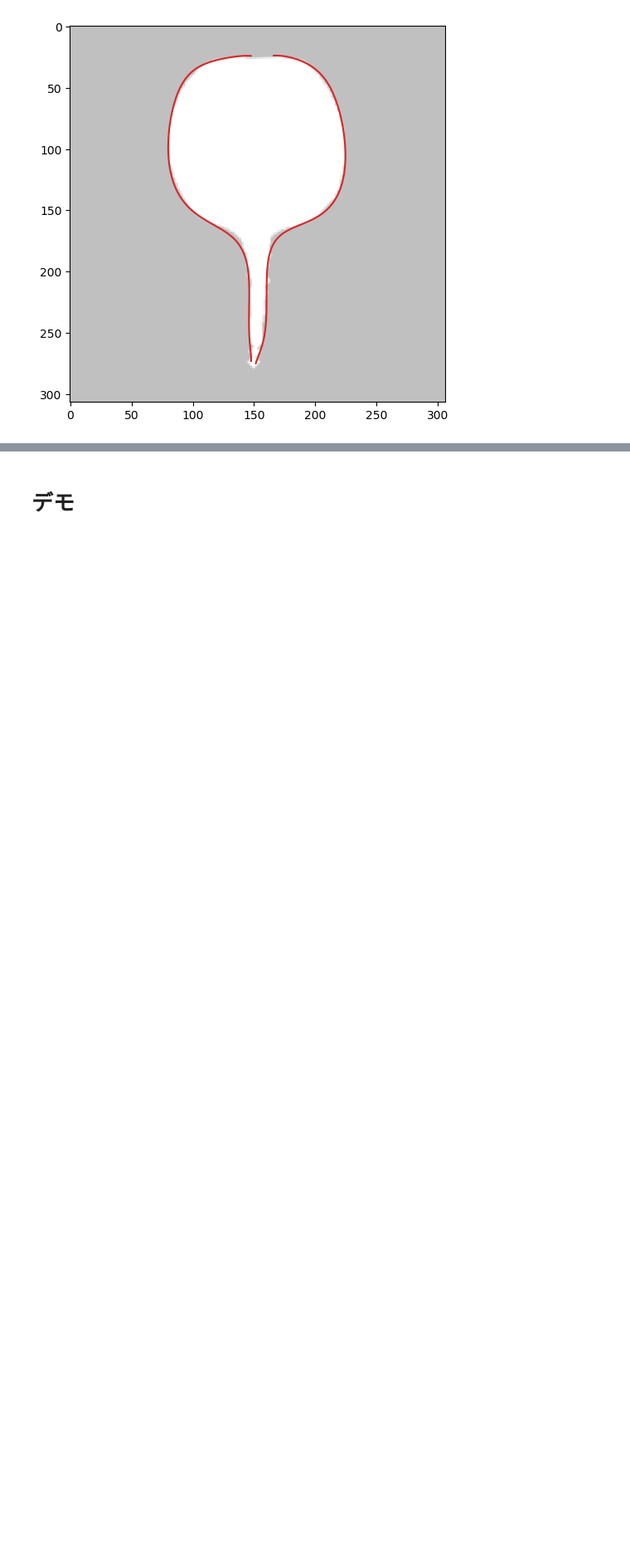
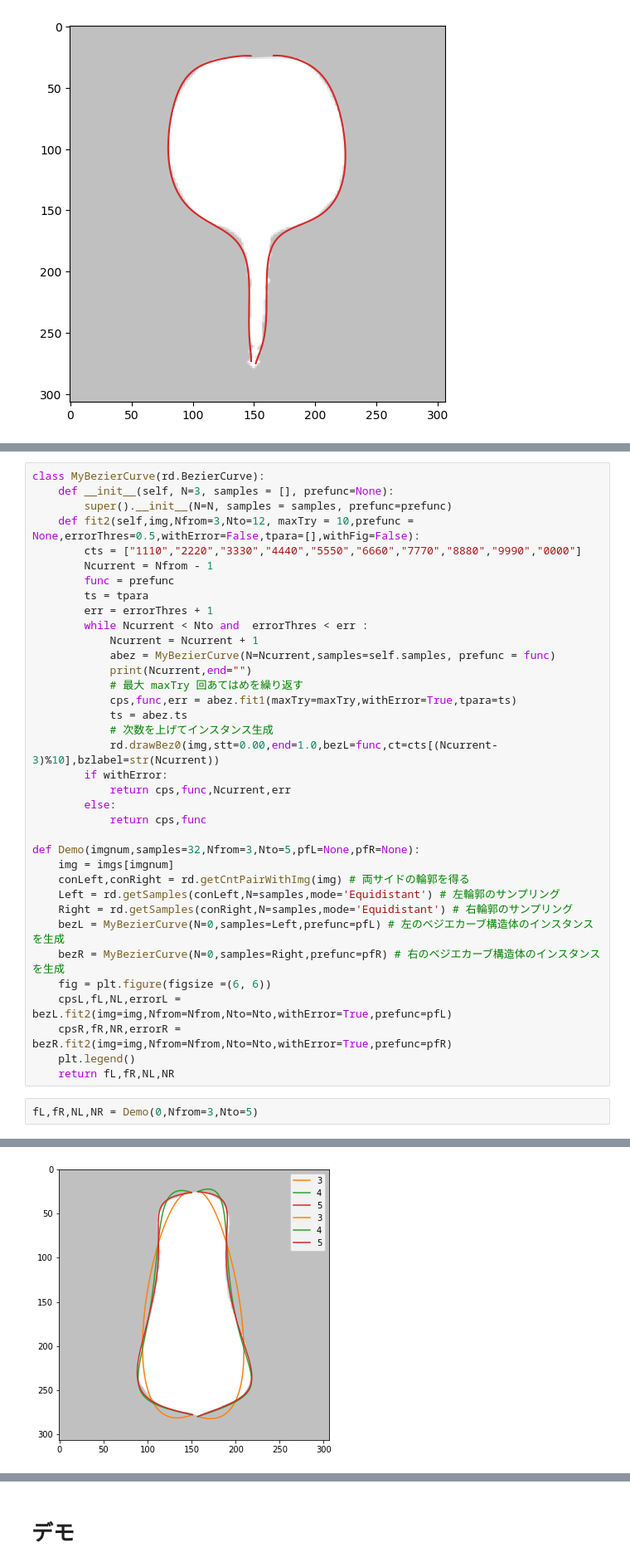
Before and after one commit to iciromaco/RadiShLab, a Jupyter notebook: N006_ベジエ曲線あてはめ.ipynb, the cells around one changed output, grey strips where cells are left out. Shown at 83% size. Saved outputs shown, nothing was run; the diff lists cells and outputs as text; blank space fills up the shorter version.

```diff
--- a/N006_ベジエ曲線あてはめ.ipynb
+++ b/N006_ベジエ曲線あてはめ.ipynb
@@ -444,0 +488,39 @@ openmode  :  False
+# %%
+class MyBezierCurve(rd.BezierCurve):
+    def __init__(self, N=3, samples = [], prefunc=None):
+        super().__init__(N=N, samples = samples, prefunc=prefunc)
+    def fit2(self,img,Nfrom=3,Nto=12, maxTry = 10,prefunc = None,errorThres=0.5,withError=False,tpara=[],withFig=False):
+        cts = ["1110","2220","3330","4440","5550","6660","7770","8880","9990","0000"]
+        Ncurrent = Nfrom - 1
+        func = prefunc
+        ts = tpara
+        err = errorThres + 1
+        while Ncurrent < Nto and  errorThres < err :
+            Ncurrent = Ncurrent + 1
+            abez = MyBezierCurve(N=Ncurrent,samples=self.samples, prefunc = func)
+            print(Ncurrent,end="")
+            # 最大 maxTry 回あてはめを繰り返す
+            cps,func,err = abez.fit1(maxTry=maxTry,withError=True,tpara=ts)
+            ts = abez.ts
+            # 次数を上げてインスタンス生成
+            rd.drawBez0(img,stt=0.00,end=1.0,bezL=func,ct=cts[(Ncurrent-3)%10],bzlabel=str(Ncurrent))
+        if withError:
+            return cps,func,Ncurrent,err
+        else:
+            return cps,func
+
+def Demo(imgnum,samples=32,Nfrom=3,Nto=5,pfL=None,pfR=None):
+    img = imgs[imgnum]
+    conLeft,conRight = rd.getCntPairWithImg(img) # 両サイドの輪郭を得る
+    Left = rd.getSamples(conLeft,N=samples,mode='Equidistant') # 左輪郭のサンプリング
+    Right = rd.getSamples(conRight,N=samples,mode='Equidistant') # 右輪郭のサンプリング
+    bezL = MyBezierCurve(N=0,samples=Left,prefunc=pfL) # 左のベジエカーブ構造体のインスタンスを生成
+    bezR = MyBezierCurve(N=0,samples=Right,prefunc=pfR) # 右のベジエカーブ構造体のインスタンスを生成
+    fig = plt.figure(figsize =(6, 6))
+    cpsL,fL,NL,errorL = bezL.fit2(img=img,Nfrom=Nfrom,Nto=Nto,withError=True,prefunc=pfL)
+    cpsR,fR,NR,errorR = bezR.fit2(img=img,Nfrom=Nfrom,Nto=Nto,withError=True,prefunc=pfR)
+    plt.legend()
+    return fL,fR,NL,NR
+# %%
+fL,fR,NL,NR = Demo(0,Nfrom=3,Nto=5)
+# %% [output]
@@ -444,0 +538 @@ openmode  :  False
+[figure, added]
```
Also changed, not shown: parts of 35 cells of this notebook, 2 other files.
